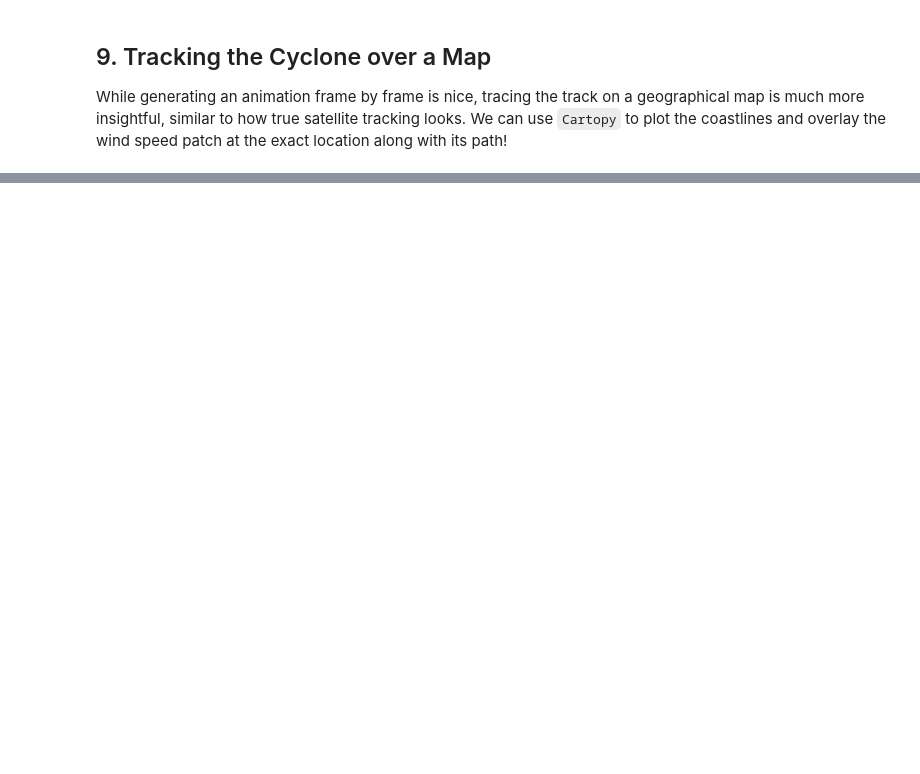
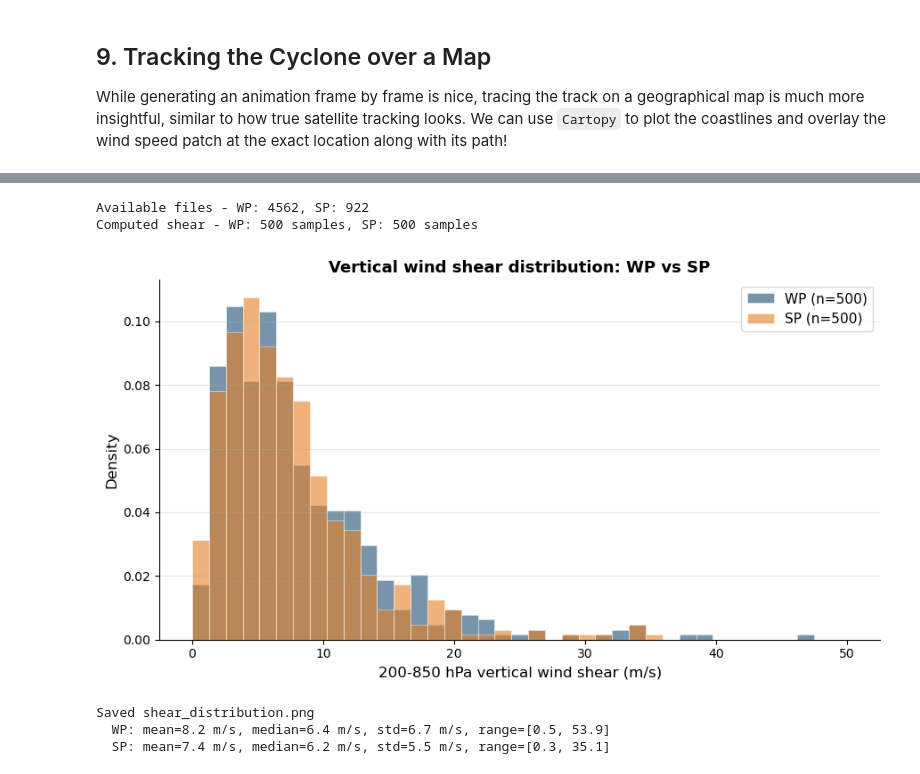
Before and after one commit to ya325icacuk/climate-change-group-project, a Jupyter notebook: Starter Notebook.ipynb, the cells around one changed output, grey strips where cells are left out. Saved outputs shown, nothing was run; the diff lists cells and outputs as text; code cells hidden in the pictures; blank space fills up the shorter version.

```diff
--- a/Starter Notebook.ipynb
+++ b/Starter Notebook.ipynb
@@ -930,0 +818,66 @@ Saved wind_field_comparison.png
+# %%
+import xarray as xr
+
+def compute_shear(nc_path):
+    """Compute 200-850 hPa vertical wind shear, area-averaged over the inner 5 degrees."""
+    ds = xr.open_dataset(nc_path)
+    # pressure_level indices: 0=200, 1=500, 2=850, 3=925
+    # inner 5-degree box = central 21x21 of the 81x81 grid (indices 30:51)
+    u200 = ds["u"].isel(time=0, pressure_level=0).values[30:51, 30:51]
+    u850 = ds["u"].isel(time=0, pressure_level=2).values[30:51, 30:51]
+    v200 = ds["v"].isel(time=0, pressure_level=0).values[30:51, 30:51]
+    v850 = ds["v"].isel(time=0, pressure_level=2).values[30:51, 30:51]
+    ds.close()
+
+    du = (u200 - u850).mean()
+    dv = (v200 - v850).mean()
+    return np.sqrt(du**2 + dv**2)
+
+# collect all NetCDF paths per basin
+wp_nc = sorted((TCND_ROOT / "Data3D" / "WP").rglob("*.nc"))
+sp_nc = sorted((TCND_ROOT / "Data3D" / "SP").rglob("*.nc"))
+print(f"Available files - WP: {len(wp_nc)}, SP: {len(sp_nc)}")
+
+# subsample for speed
+rng = np.random.default_rng(42)
+n_sample = 500
+wp_sample = rng.choice(wp_nc, size=min(n_sample, len(wp_nc)), replace=False)
+sp_sample = rng.choice(sp_nc, size=min(n_sample, len(sp_nc)), replace=False)
+
+wp_shear = np.array([compute_shear(f) for f in wp_sample])
+sp_shear = np.array([compute_shear(f) for f in sp_sample])
+print(f"Computed shear - WP: {len(wp_shear)} samples, SP: {len(sp_shear)} samples")
+
+# histogram
+fig, ax = plt.subplots(figsize=(9, 5))
+bins = np.linspace(0, 50, 40)
+
+ax.hist(wp_shear, bins=bins, alpha=0.6, color=WP_COLOR, edgecolor="white",
+        linewidth=0.5, label=f"WP (n={len(wp_shear)})", density=True)
+ax.hist(sp_shear, bins=bins, alpha=0.6, color=SP_COLOR, edgecolor="white",
+        linewidth=0.5, label=f"SP (n={len(sp_shear)})", density=True)
+
+ax.set_xlabel("200-850 hPa vertical wind shear (m/s)", fontsize=12)
+ax.set_ylabel("Density", fontsize=12)
+ax.set_title("Vertical wind shear distribution: WP vs SP", fontsize=13, fontweight="bold")
+ax.legend(fontsize=11)
+ax.spines["top"].set_visible(False)
+ax.spines["right"].set_visible(False)
+ax.grid(axis="y", alpha=0.3)
+
+plt.tight_layout()
+plt.savefig("shear_distribution.png", dpi=300, bbox_inches="tight")
+plt.show()
+print("Saved shear_distribution.png")
+
+# summary stats
+for name, shear in [("WP", wp_shear), ("SP", sp_shear)]:
+    print(f"  {name}: mean={shear.mean():.1f} m/s, median={np.median(shear):.1f} m/s, "
+          f"std={shear.std():.1f} m/s, range=[{shear.min():.1f}, {shear.max():.1f}]")
+# %% [output]
+Available files - WP: 4562, SP: 922
+Computed shear - WP: 500 samples, SP: 500 samples
+[figure, added]
+Saved shear_distribution.png
+  WP: mean=8.2 m/s, median=6.4 m/s, std=6.7 m/s, range=[0.5, 53.9]
+  SP: mean=7.4 m/s, median=6.2 m/s, std=5.5 m/s, range=[0.3, 35.1]
```
Also changed, not shown: parts of 25 cells of this notebook, 4 other files.
